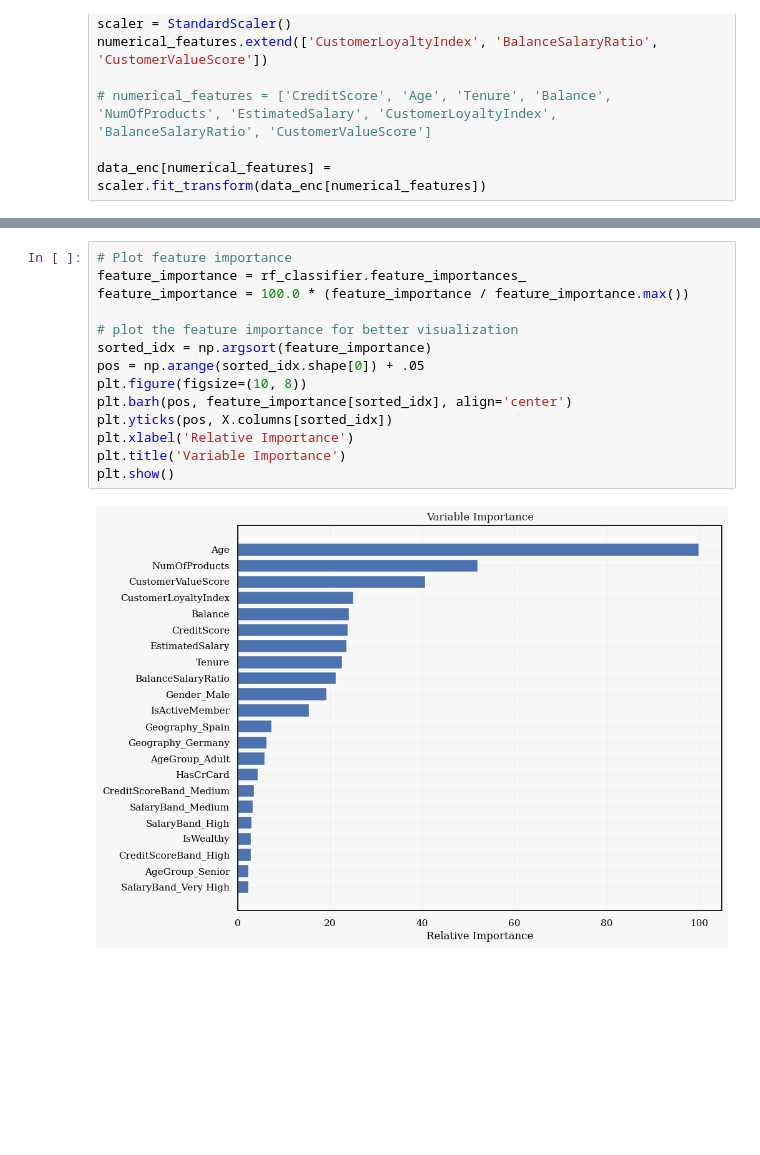
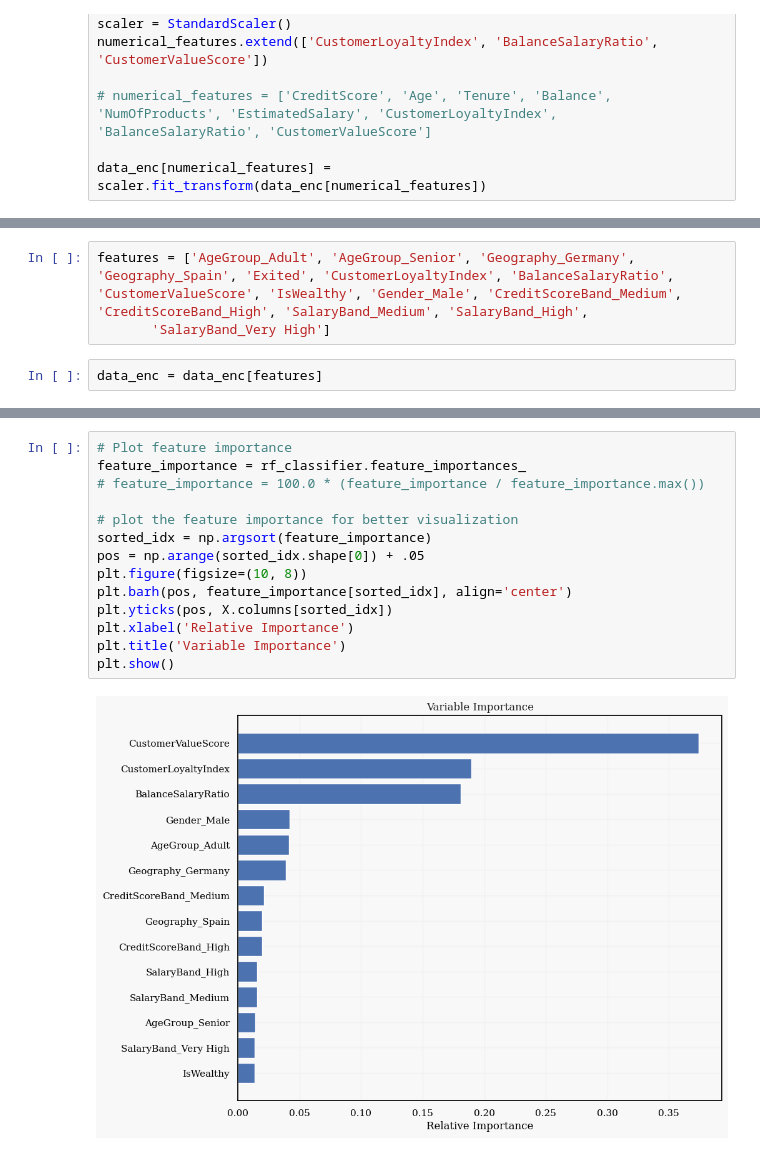
Before and after one commit to gayathriravipati/data-mining, a Jupyter notebook: notebook.ipynb, the cells around one changed output, grey strips where cells are left out. Drawn from its saved outputs; the diff is of its cells as text; blank space fills up the shorter version.

```diff
--- a/notebook.ipynb
+++ b/notebook.ipynb
@@ -685,3 +783,8 @@ data_enc[numerical_features] = scaler.fit_transform(data_enc[numerical_features]
+# %%
+features = ['AgeGroup_Adult', 'AgeGroup_Senior', 'Geography_Germany', 'Geography_Spain', 'Exited', 'CustomerLoyaltyIndex', 'BalanceSalaryRatio', 'CustomerValueScore', 'IsWealthy', 'Gender_Male', 'CreditScoreBand_Medium', 'CreditScoreBand_High', 'SalaryBand_Medium', 'SalaryBand_High',
+       'SalaryBand_Very High']
+# %%
+data_enc = data_enc[features]
 # %%
 
 
@@ -722,16 +849,16 @@ print(f"F1 Score: {f1}")
 # %%
 # Plot feature importance
 feature_importance = rf_classifier.feature_importances_
-feature_importance = 100.0 * (feature_importance / feature_importance.max())
+# feature_importance = 100.0 * (feature_importance / feature_importance.max())
 
 # plot the feature importance for better visualization
 sorted_idx = np.argsort(feature_importance)
 pos = np.arange(sorted_idx.shape[0]) + .05
 plt.figure(figsize=(10, 8))
 plt.barh(pos, feature_importance[sorted_idx], align='center')
 plt.yticks(pos, X.columns[sorted_idx])
 plt.xlabel('Relative Importance')
 plt.title('Variable Importance')
 plt.show()
 # %% [output]
-[figure, old version]
+[figure, new version]
```
Also changed, not shown: parts of 23 cells of this notebook.
